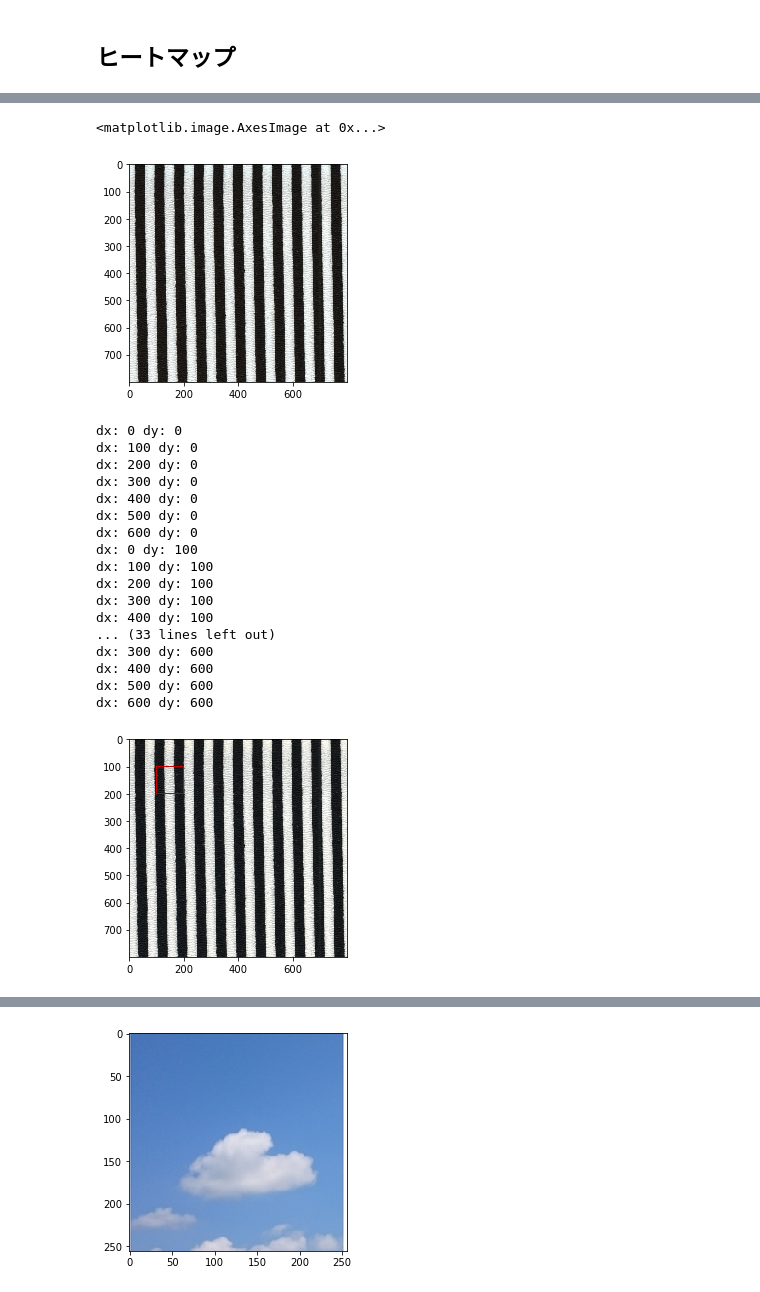
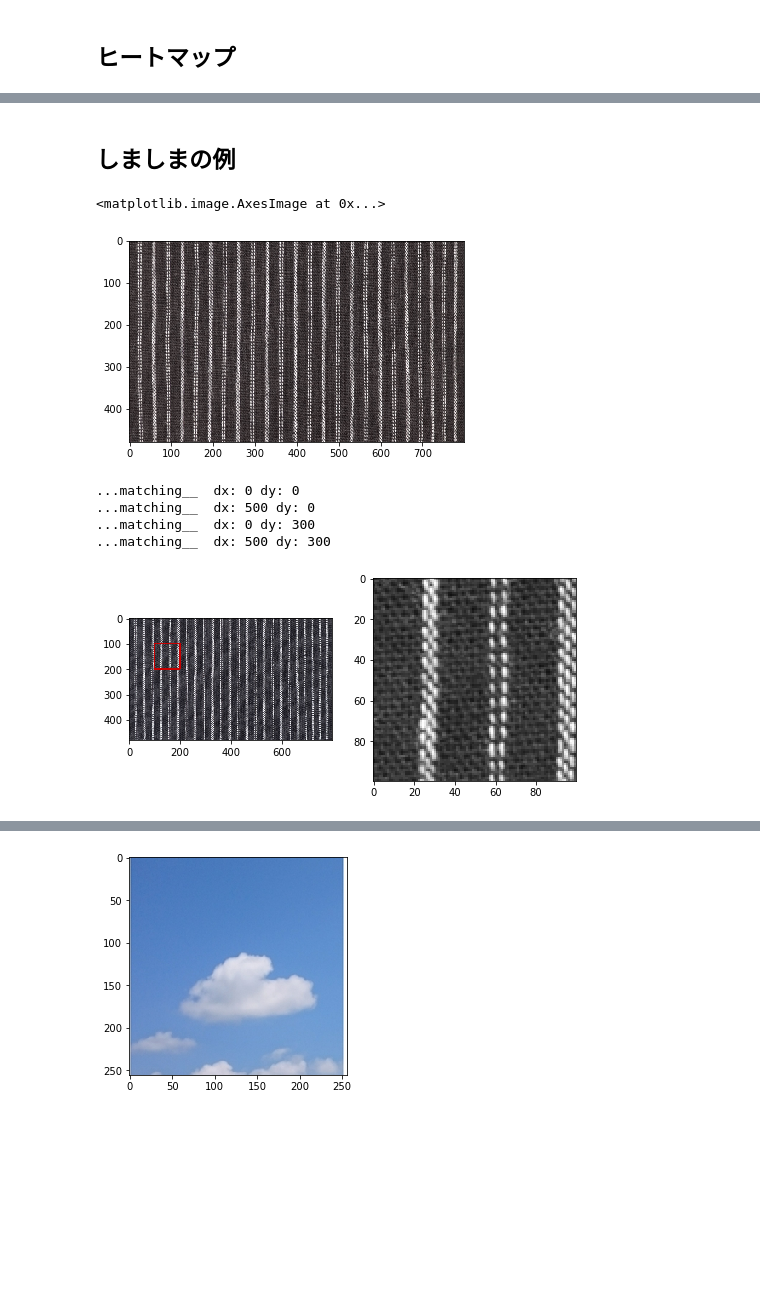
Before and after one commit to c-c-c-c/matsu_lab, a Jupyter notebook: gazoshori_algorism/381.ipynb, the cells around one changed output, grey strips where cells are left out. Cells and saved outputs as stored; diff of their text form; code cells hidden in the pictures; blank space fills up the shorter version.

```diff
--- a/gazoshori_algorism/381.ipynb
+++ b/gazoshori_algorism/381.ipynb
@@ -285,13 +290,16 @@ sns.heatmap(score, square = True)
+# %% [markdown]
+## しましまの例
 # %%
 ## デバッグ用画像簡易入手
 import urllib.request ;import cv2; import matplotlib.pyplot as plt
-img_url = 'https://tex-mall.jp/file/item/5a4356082008d/88f661d68f080129fb0e514b8834198f.jpg' # ここを好きに変える
-img_shima = cv2.imdecode(np.fromstring(urllib.request.urlopen(img_url).read(), np.uint8), cv2.IMREAD_COLOR)
+# https://tex-mall.jp/file/item/5a4356082008d/88f661d68f080129fb0e514b8834198f.jpg' # ここを好きに変える
+shima_url = "https://kr-aki.co.jp/upload/save_image/s-ym196_garaup.jpg"
+img_shima = cv2.imdecode(np.fromstring(urllib.request.urlopen(shima_url).read(), np.uint8), cv2.IMREAD_COLOR)
 
 plt.imshow(img_shima)
 # %% [output]
 <matplotlib.image.AxesImage at 0x...>
-[figure, old version]
+[figure, new version]
 # %%
 gray_shima = cv2.cvtColor(img_shima, cv2.COLOR_RGB2GRAY)
 temp_shima = gray_shima[100:200,100:200]
@@ -303,26 +311,13 @@ score_shima = pt[2]
 score_shima = bulk_img(score_shima, h, w)
 
 cv2.rectangle(img_shima, (pt[0], pt[1]), (pt[0] + w, pt[1] + h), (0, 0, 200), 3)
-mplot(img_shima)
+mplot(img_shima, temp_shima)
 # %% [output]
-dx: 0 dy: 0
-dx: 100 dy: 0
-dx: 200 dy: 0
-dx: 300 dy: 0
-dx: 400 dy: 0
-dx: 500 dy: 0
-dx: 600 dy: 0
-dx: 0 dy: 100
-dx: 100 dy: 100
-dx: 200 dy: 100
-dx: 300 dy: 100
-dx: 400 dy: 100
-... (33 lines left out)
-dx: 300 dy: 600
-dx: 400 dy: 600
-dx: 500 dy: 600
-dx: 600 dy: 600
+...matching__  dx: 0 dy: 0
+...matching__  dx: 500 dy: 0
+...matching__  dx: 0 dy: 300
+...matching__  dx: 500 dy: 300
-[figure, old version]
+[figure, new version]
 # %%
 sns.heatmap(score_shima, square=True)
 # %% [output]
```
Also changed, not shown: parts of 21 cells of this notebook.
